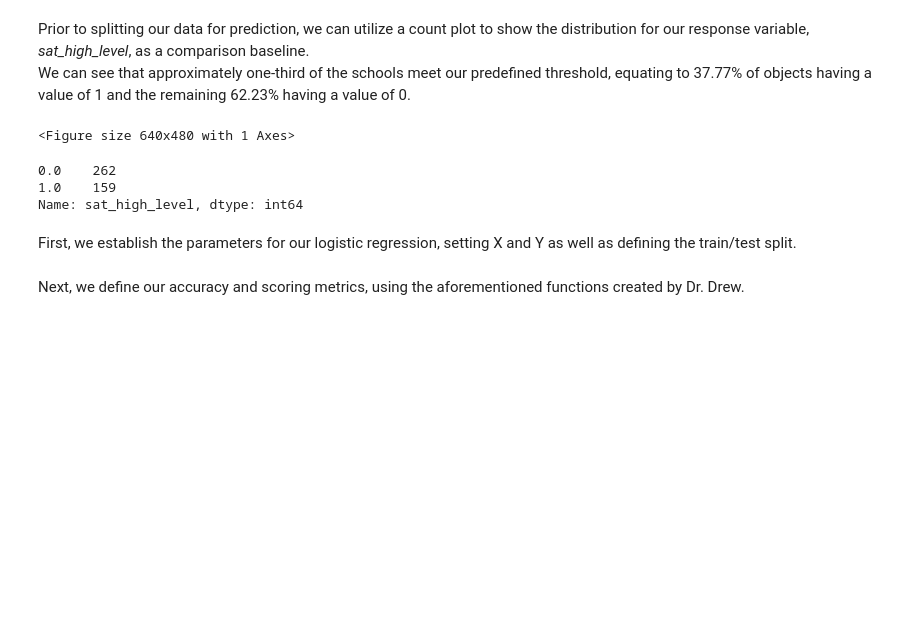
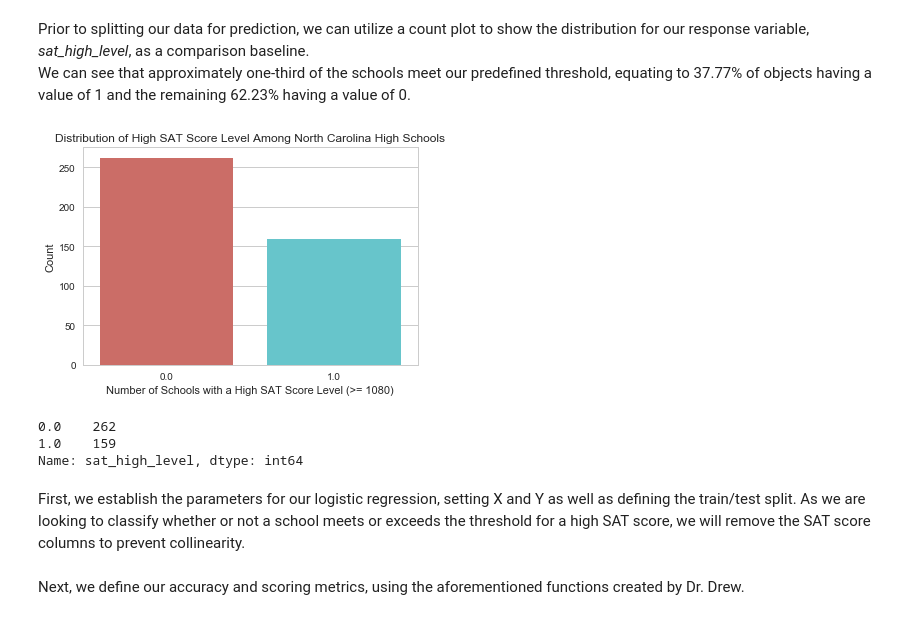
Before and after one commit to jeffweltman/MSDS7331, a Jupyter notebook: MSDS7331 - MiniProject1 - Logistic Regression & SVM.ipynb, the cells around one changed output. Drawn from its saved outputs; the diff is of its cells as text; code cells hidden in the pictures; blank space fills up the shorter version.

```diff
--- a/MSDS7331 - MiniProject1 - Logistic Regression & SVM.ipynb
+++ b/MSDS7331 - MiniProject1 - Logistic Regression & SVM.ipynb
@@ -38,24 +38,28 @@ We can see that approximately one-third of the schools meet our predefined thres
 # %%
 import pandas as pd
 import numpy as np
 
 import matplotlib.pyplot as plt
 plt.rc("font", size=14)
 from sklearn.linear_model import LogisticRegression
 import seaborn as sns
 sns.set(style="white")
 sns.set(style="whitegrid", color_codes=True)
 
 sns.countplot(x='sat_high_level',data=hs_2017, palette='hls')
+plt.xlabel('Number of Schools with a High SAT Score Level (>= 1080)')
+plt.ylabel('Count')
+plt.title('Distribution of High SAT Score Level Among North Carolina High Schools')
 plt.show()
 hs_2017['sat_high_level'].value_counts()
 # %% [output]
+[figure, added]
-<Figure size 640x480 with 1 Axes>
+0.0    262
+1.0    159
+Name: sat_high_level, dtype: int64
-0.0    262
-1.0    159
-Name: sat_high_level, dtype: int64
 # %% [markdown]
 First, we establish the parameters for our logistic regression, setting X and Y as well as defining the train/test split.
+As we are looking to classify whether or not a school meets or exceeds the threshold for a high SAT score, we will remove the SAT score columns to prevent collinearity.
 # %%
 Y=hs_2017['sat_high_level'].values
 hs_2017=hs_2017.drop({'sat_high_level','sat_avg_score_num','lea_sat_avg_score_num'}, axis=1)
```
Also changed, not shown: parts of 5 cells of this notebook.
